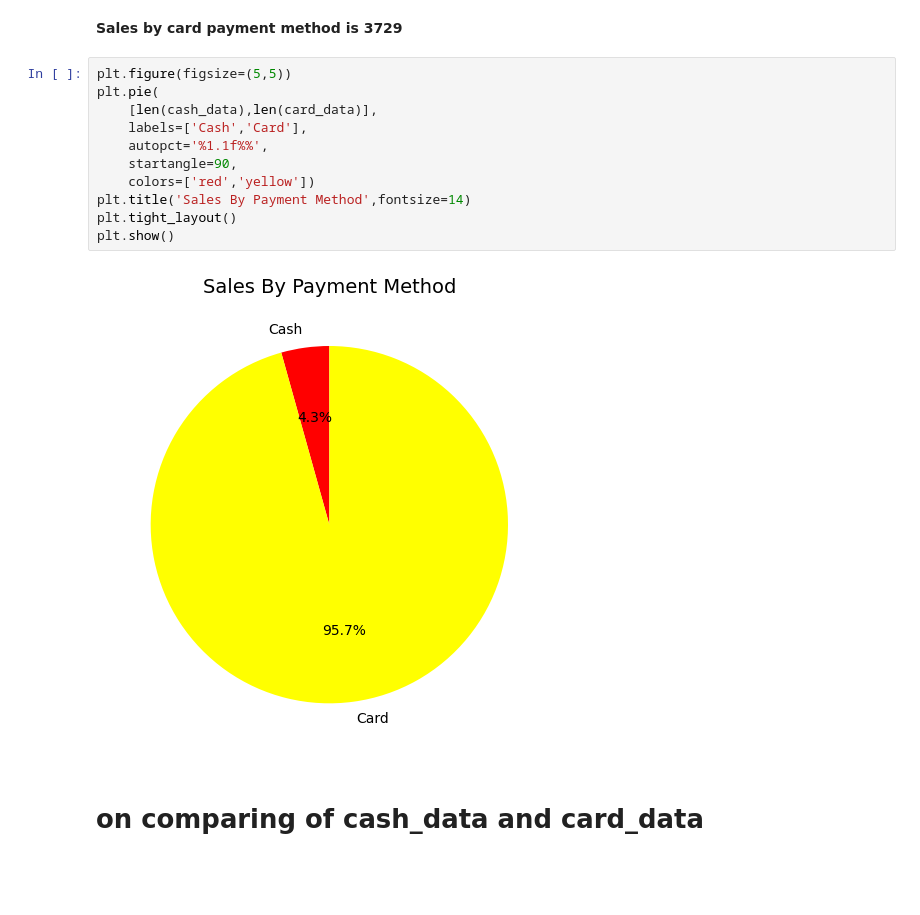
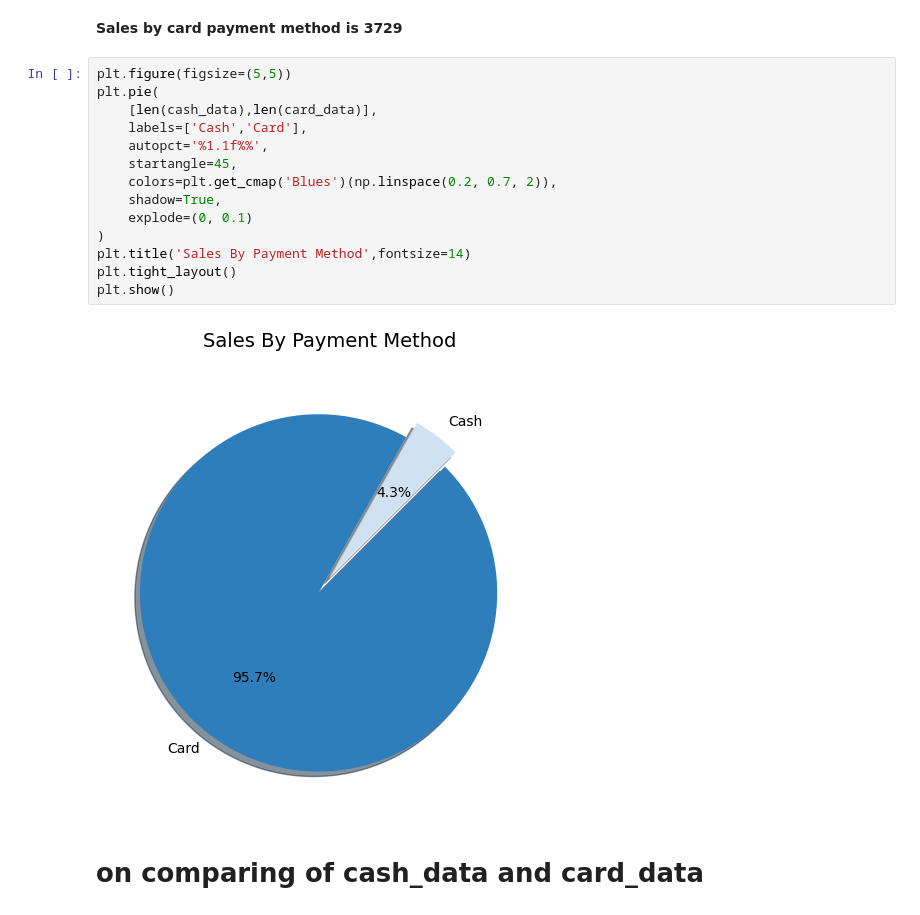
Before and after one commit to Imadittyaa/coffee-sales, a Jupyter notebook: coffee_sales.ipynb, the cells around one changed output. Drawn from its saved outputs; the diff is of its cells as text; blank space fills up the shorter version.

```diff
--- a/coffee_sales.ipynb
+++ b/coffee_sales.ipynb
@@ -140,16 +140,19 @@ len(card_data)
 # %%
 plt.figure(figsize=(5,5))
 plt.pie(
     [len(cash_data),len(card_data)],
     labels=['Cash','Card'],
     autopct='%1.1f%%',
-    startangle=90,
-    colors=['red','yellow'])
+    startangle=45,
+    colors=plt.get_cmap('Blues')(np.linspace(0.2, 0.7, 2)),
+    shadow=True,
+    explode=(0, 0.1)
+)
 plt.title('Sales By Payment Method',fontsize=14)
 plt.tight_layout()
 plt.show()
 # %% [output]
-[figure, old version]
+[figure, new version]
 # %% [markdown]
 # on comparing of cash_data and card_data
 # %%
```
Also changed, not shown: parts of 2 cells of this notebook.
